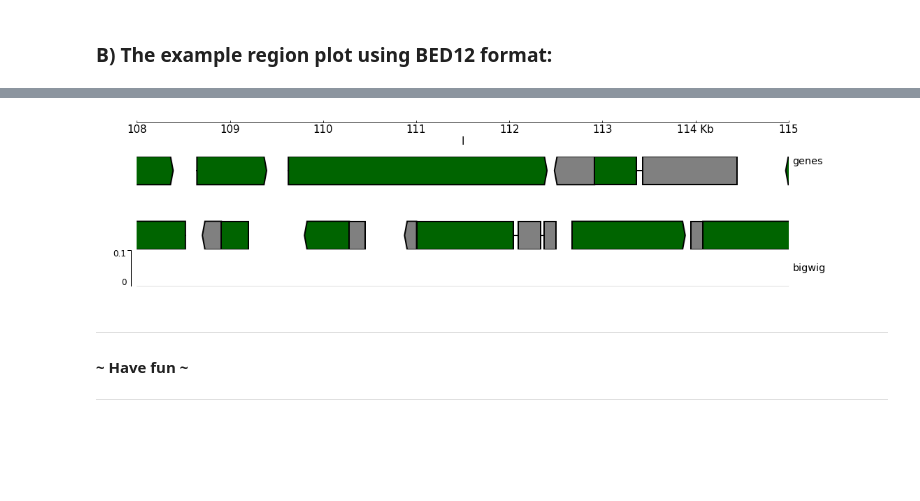
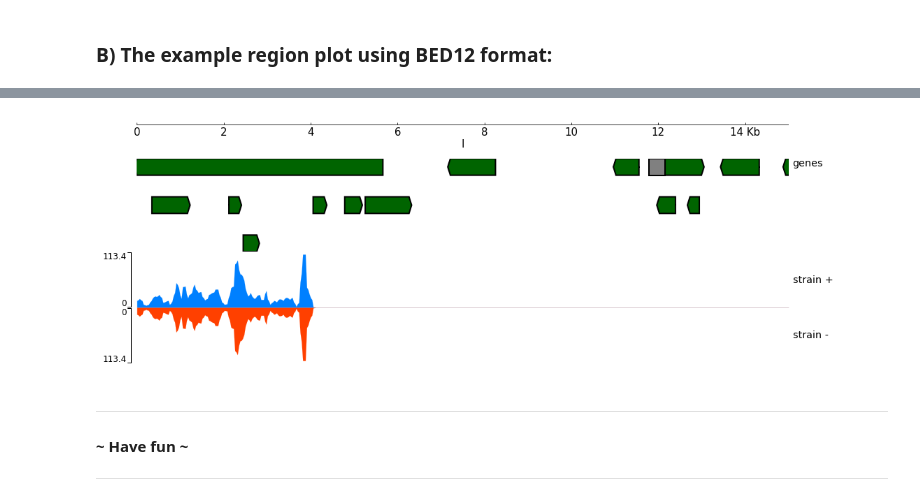
Before and after one commit to lidkalee/Workflow_Genes_Regions, a Jupyter notebook: PGT_Workflow_LL.ipynb, the cells around one changed output, grey strips where cells are left out. Saved outputs shown, nothing was run; the diff lists cells and outputs as text; code cells hidden in the pictures; blank space fills up the shorter version.

```diff
--- a/PGT_Workflow_LL.ipynb
+++ b/PGT_Workflow_LL.ipynb
@@ -336,15 +388,15 @@ Image(png_file_name_bed6)
 # %%
 # Look at the new plot
 from IPython.display import Image
 
 #The name of the new file (.png) with plot showing genomic location
 #
 # Just copy the name of new .png file
 
-png_file_name_bed12 = "bed12_8.png"
+png_file_name_bed12 = "bed12_2bw_2.png"
 Image(png_file_name_bed12)
 # %% [output]
-[figure, old version]
+[figure, new version]
 # %% [markdown]
 ***
 #### ~ Have fun ~
```
Also changed, not shown: parts of 23 cells of this notebook.
